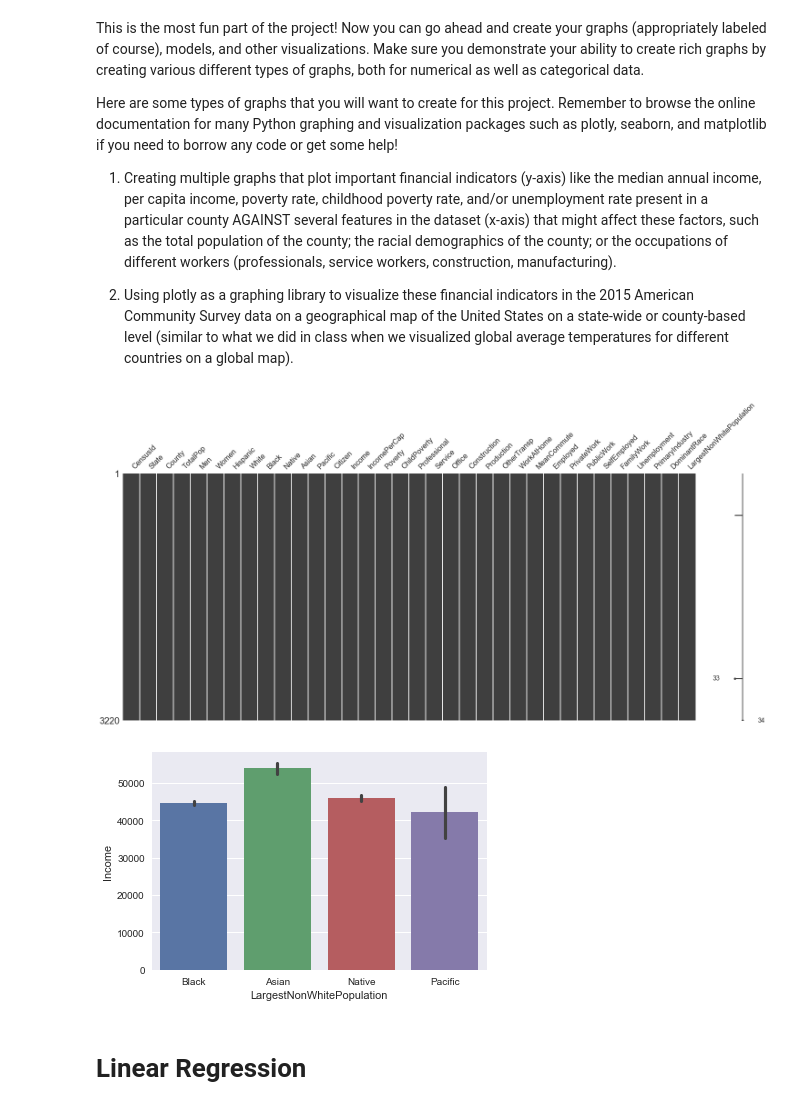
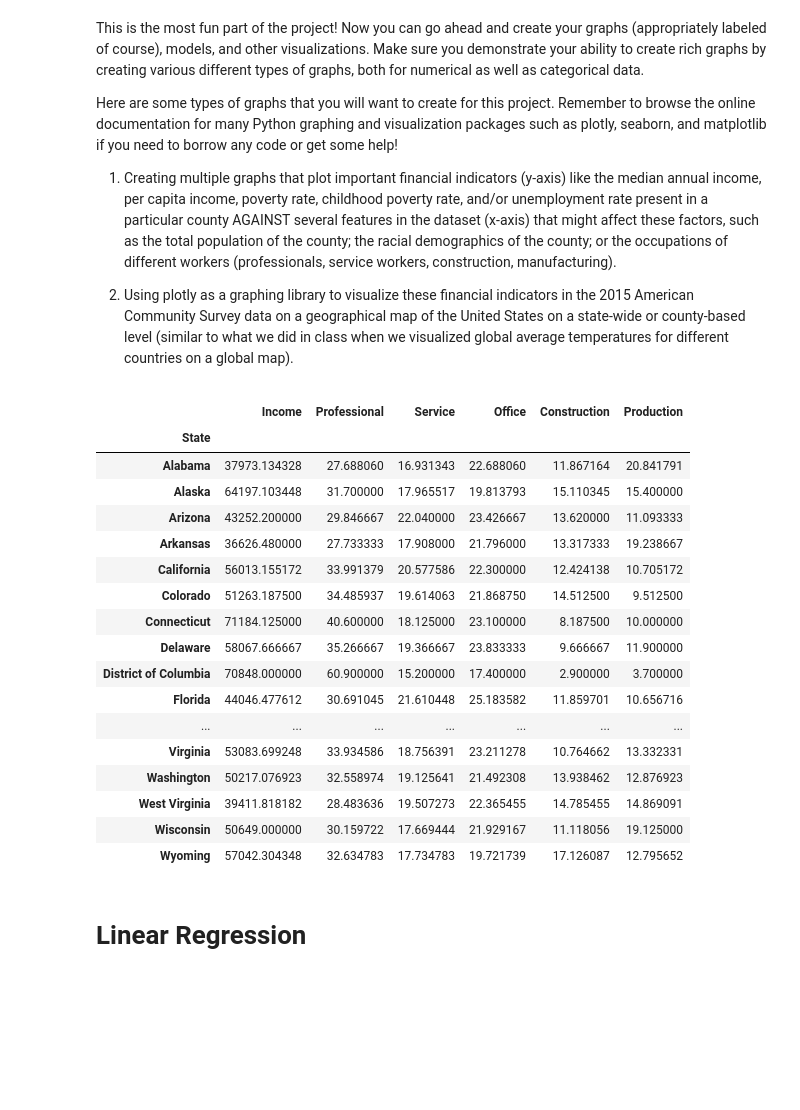
Before and after one commit to Ericlui409/MLDeCal, a Jupyter notebook: Project 1 Skeleton Code.ipynb, the cells around one changed output. Cells and saved outputs as stored; diff of their text form; code cells hidden in the pictures; blank space fills up the shorter version.

```diff
--- a/Project 1 Skeleton Code.ipynb
+++ b/Project 1 Skeleton Code.ipynb
@@ -47,28 +47,49 @@ Here are some types of graphs that you will want to create for this project. Rem
 # %%
 #df.drop('Drive', axis=1, inplace=True)
 #df.drop('Carpool', axis=1, inplace=True)
 #df.drop('Transit', axis=1, inplace=True)
 #df.drop('Walk', axis=1, inplace=True)
 #df.drop('IncomeErr', axis=1, inplace=True)
 #df.drop('IncomePerCapErr', axis=1, inplace=True)
-msno.matrix(df)
+#msno.matrix(df)
 
 #Income against Primary Industry
 #df['PrimaryIndustry'] = df[['Professional', 'Service', 'Office', 'Construction', 'Production']].idxmax(axis=1)
 #sns.barplot(x='PrimaryIndustry', y='Income', data=df)
 #plt.show()
 
 #df['DominantRace'] = df[['White', 'Black', 'Native', 'Asian', 'Pacific']].idxmax(axis=1)
 #sns.barplot(x='DominantRace', y='IncomePerCap', data=df, hue='PrimaryIndustry')
 #plt.show()
 
-df.loc[df['LargestNonWhitePopulation']=='Asian']
+#df.loc[df['LargestNonWhitePopulation']=='Asian']
 #df['LargestNonWhitePopulation'] = df[['Black', 'Native', 'Asian', 'Pacific']].idxmax(axis=1)
-sns.barplot(x='LargestNonWhitePopulation', y='Income', data=df)
-plt.show()
+#sns.barplot(x='LargestNonWhitePopulation', y='Income', data=df)
+#plt.show()
+
+states = df[['State', 'Income','Professional', 'Service', 'Office', 'Construction', 'Production']]
+states = states.groupby('State', sort=True).mean()
+#states = states.groupby('State').mean().sort_values('Income')
+states
 # %% [output]
-[figure, removed]
-[figure, removed]
+|  | Income | Professional | Service | Office | Construction | Production |
+| State |  |  |  |  |  |  |
+| Alabama | 37973.134328 | 27.688060 | 16.931343 | 22.688060 | 11.867164 | 20.841791 |
+| Alaska | 64197.103448 | 31.700000 | 17.965517 | 19.813793 | 15.110345 | 15.400000 |
+| Arizona | 43252.200000 | 29.846667 | 22.040000 | 23.426667 | 13.620000 | 11.093333 |
+| Arkansas | 36626.480000 | 27.733333 | 17.908000 | 21.796000 | 13.317333 | 19.238667 |
+| California | 56013.155172 | 33.991379 | 20.577586 | 22.300000 | 12.424138 | 10.705172 |
+| Colorado | 51263.187500 | 34.485937 | 19.614063 | 21.868750 | 14.512500 | 9.512500 |
+| Connecticut | 71184.125000 | 40.600000 | 18.125000 | 23.100000 | 8.187500 | 10.000000 |
+| Delaware | 58067.666667 | 35.266667 | 19.366667 | 23.833333 | 9.666667 | 11.900000 |
+| District of Columbia | 70848.000000 | 60.900000 | 15.200000 | 17.400000 | 2.900000 | 3.700000 |
+| Florida | 44046.477612 | 30.691045 | 21.610448 | 25.183582 | 11.859701 | 10.656716 |
+| ... | ... | ... | ... | ... | ... | ... |
+| Virginia | 53083.699248 | 33.934586 | 18.756391 | 23.211278 | 10.764662 | 13.332331 |
+| Washington | 50217.076923 | 32.558974 | 19.125641 | 21.492308 | 13.938462 | 12.876923 |
+| West Virginia | 39411.818182 | 28.483636 | 19.507273 | 22.365455 | 14.785455 | 14.869091 |
+| Wisconsin | 50649.000000 | 30.159722 | 17.669444 | 21.929167 | 11.118056 | 19.125000 |
+| Wyoming | 57042.304348 | 32.634783 | 17.734783 | 19.721739 | 17.126087 | 12.795652 |
 # %% [markdown]
 # Linear Regression
 # %% [markdown]
```
